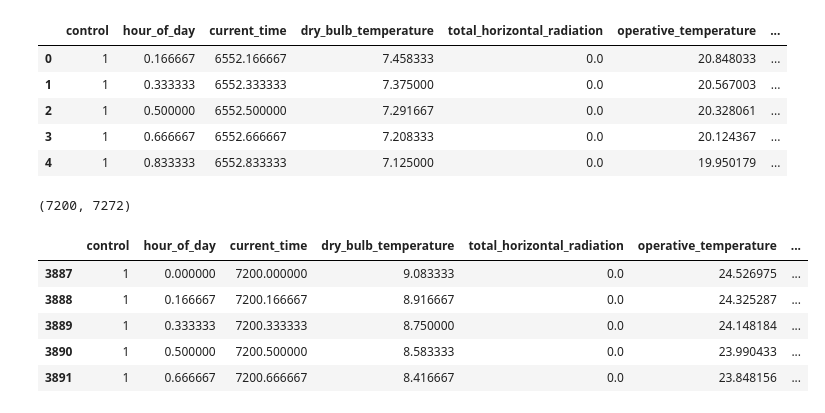
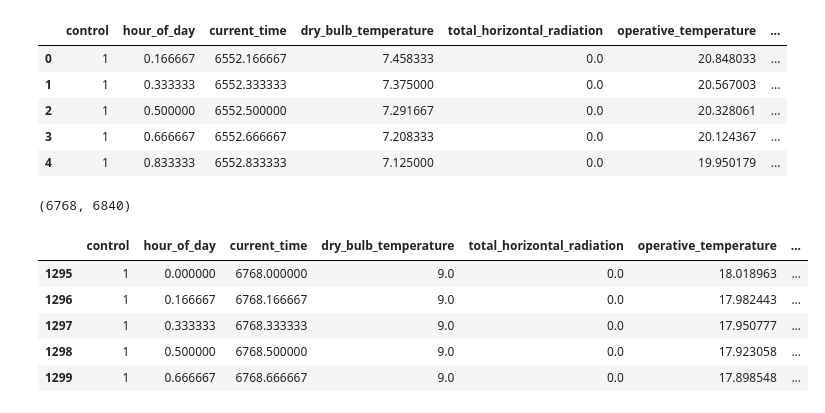
Before and after one commit to ClLuisa/DTFS, a Jupyter notebook: visualization.ipynb, the cells around one changed output. Cells and saved outputs as stored; diff of their text form; code cells hidden in the pictures.

```diff
--- a/visualization.ipynb
+++ b/visualization.ipynb
@@ -7,19 +7,24 @@ import json
 import matplotlib.pyplot as plt
 # %%
 #SOURCES_TO_COMPARE = ["random_control", "hard_coded_control", "baseline", "comfort_band", "scaled_comfort", "comfort_band_hold_1h", "comfort_band_hold_2_5h"]
-SOURCES_TO_COMPARE = ["random_control", "hard_coded_control", "baseline", "comfort_band", "scaled_comfort", "dense_comfort", "weather_adjusted"]
+SOURCES_TO_COMPARE = ["random_control", "hard_coded_control", "drl_baseline",  "drl_ambient_adjusted"] #, "drl_ambient_adjusted_hold_5", "drl_ambient_adjusted_hold_10", "drl_ambient_adjusted_hold_15"]
 
 name_to_short_label = {
     "random_control": "Random",
     "hard_coded_control": "Rule-based",
-    "baseline": "DQN baseline",
-    "baseline_legacy_like": "DQN baseline legacy",
-    "comfort_band": "DQN comfort",
-    "dense_comfort": "DQN dense",
-    "weather_adjusted": "DQN weather",
-    "scaled_comfort": "DQN scaled",
-    "comfort_band_hold_1h": "DQN comfort\n1h",
-    "comfort_band_hold_2_5h": "DQN comfort\n2.5h",
+    "drl_baseline": "DRL baseline",
+    "drl_baseline_new": "DRL baseline\n(new)",
+    "drl_baseline_hold_1": "DRL baseline\n(1 step)",
+    "drl_baseline_hold_2": "DRL baseline\n(2 steps)",
+    "drl_baseline_hold_2_2": "DRL baseline\n(2 steps, 2)",
+    "drl_baseline_hold_5": "DRL baseline\n(5 steps)",
+    "drl_baseline_hold_10": "DRL baseline\n(10 steps)",
+    "drl_baseline_hold_15": "DRL baseline\n(15 steps)",
+    "drl_ambient_adjusted": "DRL ambient adjusted",
+    "drl_ambient_adjusted_new": "DRL ambient adjusted\n(new)",
+    "drl_ambient_adjusted_hold_5": "DRL ambient adjusted\n(5 steps)",
+    "drl_ambient_adjusted_hold_10": "DRL ambient adjusted\n(10 steps)",
+    "drl_ambient_adjusted_hold_15": "DRL ambient adjusted\n(15 steps)",
 }
 
 CONTROL_ACTIONS = {
@@ -28,6 +33,10 @@ CONTROL_ACTIONS = {
     "inside_open": 1, # for winter day (with radiation)
     "outside_open": -1 # for summer day
 }
+
+T_HIGH = 24.0
+T_LOW = 20.0
+T_MID = (T_HIGH + T_LOW) / 2
 # %%
 RESULTS_PATH = Path(r"C:\Users\lkclu\Documents\GitHub\DTFS\results\control\simulation")
 
@@ -63,25 +72,25 @@ data.head()
 | 3 | 1 | 0.666667 | 6552.666667 | 7.208333 | 0.0 | 20.124367 | ... |
 | 4 | 1 | 0.833333 | 6552.833333 | 7.125000 | 0.0 | 19.950179 | ... |
 # %%
-WEEK_NUMBER = 101
+WEEK_NUMBER = 95
 
 week_length = 24*3
 
 week_interval = ((WEEK_NUMBER - 1) * week_length, WEEK_NUMBER * week_length)
 
 print(week_interval)
 
 filtered_data = data[(data['current_time'] >= week_interval[0]) & (data['current_time'] < week_interval[1])]
 
 filtered_data.head()
 # %% [output]
-(7200, 7272)
+(6768, 6840)
 |  | control | hour_of_day | current_time | dry_bulb_temperature | total_horizontal_radiation | operative_temperature | ... |
-| 3887 | 1 | 0.000000 | 7200.000000 | 9.083333 | 0.0 | 24.526975 | ... |
-| 3888 | 1 | 0.166667 | 7200.166667 | 8.916667 | 0.0 | 24.325287 | ... |
-| 3889 | 1 | 0.333333 | 7200.333333 | 8.750000 | 0.0 | 24.148184 | ... |
-| 3890 | 1 | 0.500000 | 7200.500000 | 8.583333 | 0.0 | 23.990433 | ... |
-| 3891 | 1 | 0.666667 | 7200.666667 | 8.416667 | 0.0 | 23.848156 | ... |
+| 1295 | 1 | 0.000000 | 6768.000000 | 9.0 | 0.0 | 18.018963 | ... |
+| 1296 | 1 | 0.166667 | 6768.166667 | 9.0 | 0.0 | 17.982443 | ... |
+| 1297 | 1 | 0.333333 | 6768.333333 | 9.0 | 0.0 | 17.950777 | ... |
+| 1298 | 1 | 0.500000 | 6768.500000 | 9.0 | 0.0 | 17.923058 | ... |
+| 1299 | 1 | 0.666667 | 6768.666667 | 9.0 | 0.0 | 17.898548 | ... |
 # %%
 import matplotlib.dates as mdates
 import matplotlib.transforms as transforms
```
Also changed, not shown: parts of 9 cells of this notebook, 17 other files.
